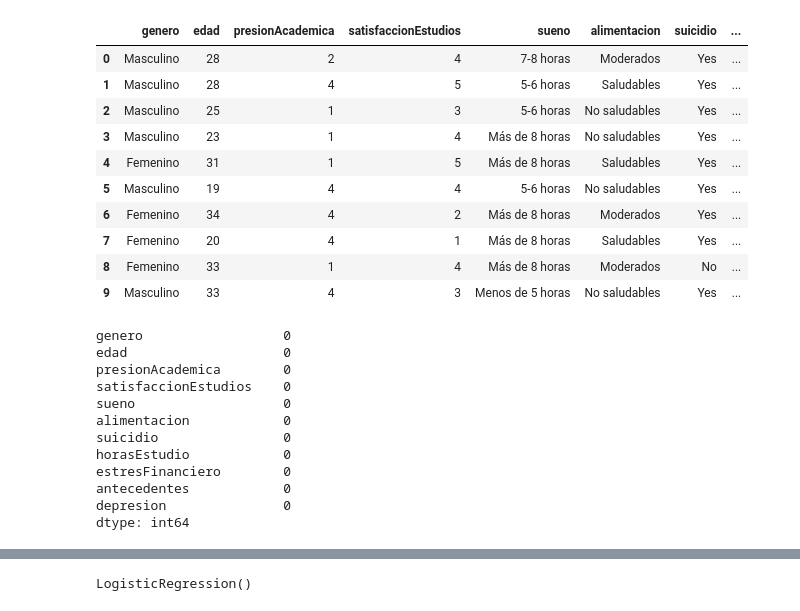
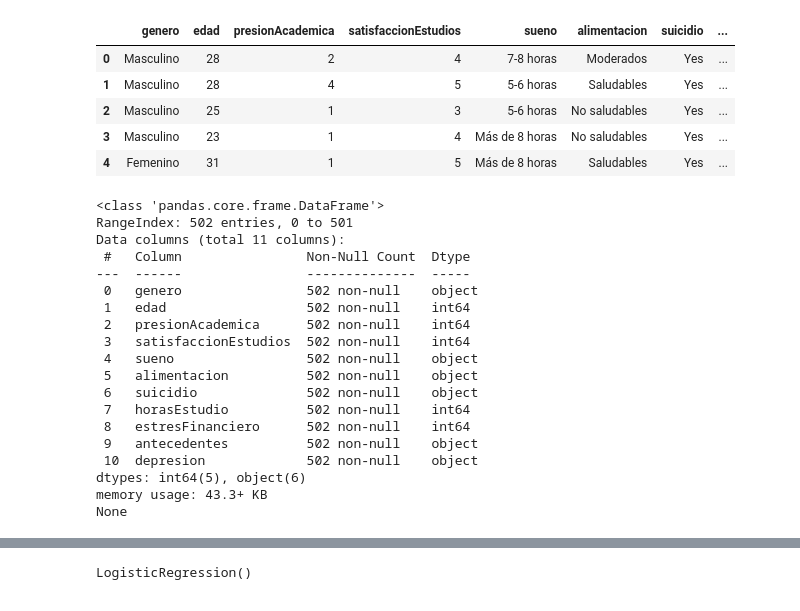
Before and after one commit to Ruizi10/TFG, a Jupyter notebook: backend/model_training.ipynb, the cells around one changed output, grey strips where cells are left out. Drawn from its saved outputs; the diff is of its cells as text; code cells hidden in the pictures.

```diff
--- a/backend/model_training.ipynb
+++ b/backend/model_training.ipynb
@@ -8,19 +9,36 @@ import joblib
 # %%
 df = pd.read_csv("estudiantes_limpio.csv")
 # %%
-df.head(10)
+df.head(5)
 # %% [output]
 |  | genero | edad | presionAcademica | satisfaccionEstudios | sueno | alimentacion | suicidio | ... |
 | 0 | Masculino | 28 | 2 | 4 | 7-8 horas | Moderados | Yes | ... |
 | 1 | Masculino | 28 | 4 | 5 | 5-6 horas | Saludables | Yes | ... |
 | 2 | Masculino | 25 | 1 | 3 | 5-6 horas | No saludables | Yes | ... |
 | 3 | Masculino | 23 | 1 | 4 | Más de 8 horas | No saludables | Yes | ... |
 | 4 | Femenino | 31 | 1 | 5 | Más de 8 horas | Saludables | Yes | ... |
-| 5 | Masculino | 19 | 4 | 4 | 5-6 horas | No saludables | Yes | ... |
-| 6 | Femenino | 34 | 4 | 2 | Más de 8 horas | Moderados | Yes | ... |
-| 7 | Femenino | 20 | 4 | 1 | Más de 8 horas | Saludables | Yes | ... |
-| 8 | Femenino | 33 | 1 | 4 | Más de 8 horas | Moderados | No | ... |
-| 9 | Masculino | 33 | 4 | 3 | Menos de 5 horas | No saludables | Yes | ... |
+# %%
+print(df.info())
+# %% [output]
+<class 'pandas.core.frame.DataFrame'>
+RangeIndex: 502 entries, 0 to 501
+Data columns (total 11 columns):
+ #   Column                Non-Null Count  Dtype
+---  ------                --------------  -----
+ 0   genero                502 non-null    object
+ 1   edad                  502 non-null    int64
+ 2   presionAcademica      502 non-null    int64
+ 3   satisfaccionEstudios  502 non-null    int64
+ 4   sueno                 502 non-null    object
+ 5   alimentacion          502 non-null    object
+ 6   suicidio              502 non-null    object
+ 7   horasEstudio          502 non-null    int64
+ 8   estresFinanciero      502 non-null    int64
+ 9   antecedentes          502 non-null    object
+ 10  depresion             502 non-null    object
+dtypes: int64(5), object(6)
+memory usage: 43.3+ KB
+None
 # %%
 df["suicidio"] = df["suicidio"].replace({"Yes": 1,"No": 0})
 
@@ -29,9 +47,9 @@ df["antecedentes"] = df["antecedentes"].replace({"Yes": 1,"No": 0})
 df["depresion"] = df["depresion"].replace({"Yes": 1,"No": 0})
 
 map_sueno = {
-    "7-8 horas": 1,
-    "5-6 horas": 2,
-    "Más de 8 horas": 3,
+    "Más de 8 horas": 1,
+    "7-8 horas": 2,
+    "5-6 horas": 3,
     "Menos de 5 horas": 4
 }
 
@@ -39,8 +57,8 @@ if "sueno" in df.columns and df["sueno"].dtype == "object":
     df["sueno"] = df["sueno"].map(map_sueno)
 
 map_alimentacion = {
-    "Moderados": 1,
-    "Saludables": 2,
+    "Saludables": 1,
+    "Moderados": 2,
     "No saludables": 3
 }
 
@@ -48,8 +66,8 @@ if "alimentacion" in df.columns and df["alimentacion"].dtype == "object":
     df["alimentacion"] = df["alimentacion"].map(map_alimentacion)
 
 map_genero = {
-    "Masculino": 1,
-    "Femenino": 2
+    "Masculino": 0,
+    "Femenino": 1
 }
 
 if "genero" in df.columns and df["genero"].dtype == "object":
@@ -57,18 +75,3 @@ if "genero" in df.columns and df["genero"].dtype == "object":
 
 X = df.drop(columns=["depresion"])
 y = df["depresion"]
-
-print(df.isnull().sum())
-# %% [output]
-genero                  0
-edad                    0
-presionAcademica        0
-satisfaccionEstudios    0
-sueno                   0
-alimentacion            0
-suicidio                0
-horasEstudio            0
-estresFinanciero        0
-antecedentes            0
-depresion               0
-dtype: int64
```
Also changed, not shown: parts of 13 cells of this notebook, 12 other files.
